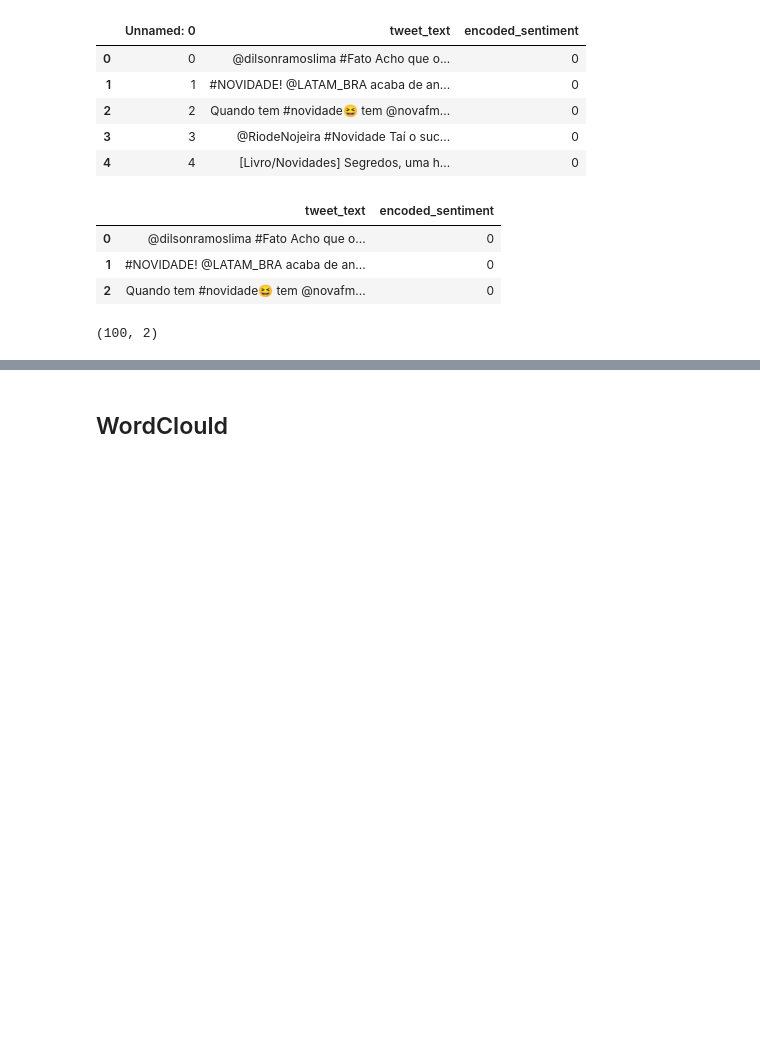
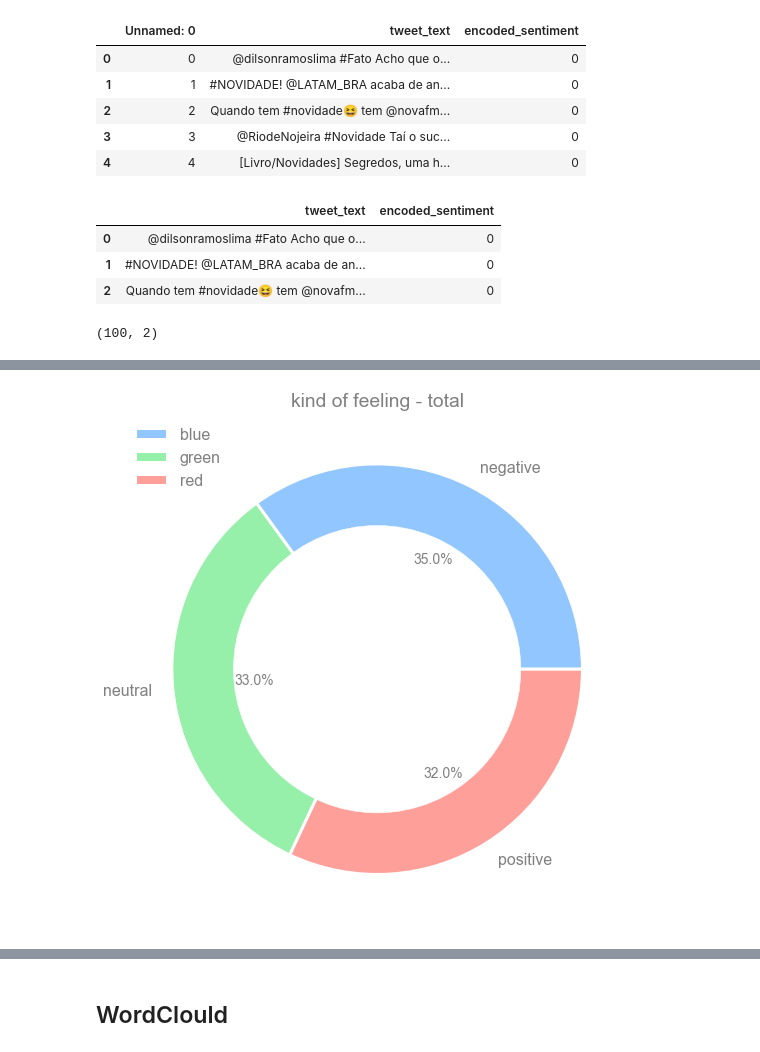
Before and after one commit to GSChacon/thermofeeler, a Jupyter notebook: notebooks/haro-data_visualization.ipynb, the cells around one changed output, grey strips where cells are left out. Saved outputs shown, nothing was run; the diff lists cells and outputs as text; code cells hidden in the pictures; blank space fills up the shorter version.

```diff
--- a/notebooks/haro-data_visualization.ipynb
+++ b/notebooks/haro-data_visualization.ipynb
@@ -124,7 +124,30 @@ plt.show()
 # %%
-# # La clase del ticket fue un factor de sobrevivencia (si viste Titanic, ya lo sabes!)
-# fig = plt.figure(figsize=(10,5))
-# #colors bgrcmykw
-# df_sample[df.encoded_sentiment == 1 ].value_counts(normalize = True).plot(kind='bar', alpha=0.5)
-# plt.title('Sobrevivientes por Clase de Ticket')
-# plt.show()
+# library
+import matplotlib.pyplot as plt
+
+# create data
+data = df_sample['encoded_sentiment'].value_counts()
+labels = ['negative', 'neutral', 'positive']
+
+# Create a pieplot
+plt.pie(data, labels=labels, wedgeprops = {'linewidth':3, 'edgecolor':'white'},
+       autopct='%1.1f%%')
+
+# add a title
+plt.title('kind of feeling - total')
+
+# add a circle at the center to transform it in a donut chart
+my_circle=plt.Circle( (0,0), 0.7, color='white')
+p=plt.gcf()
+p.gca().add_artist(my_circle)
+
+# Add some legend
+plt.legend(["blue", "green", "red"])
+
+# Label color
+plt.rcParams['text.color'] = 'blue'
+
+# Area plot
+plt.show()
+# %% [output]
+[figure, added]
```
Also changed, not shown: parts of 32 cells of this notebook.
